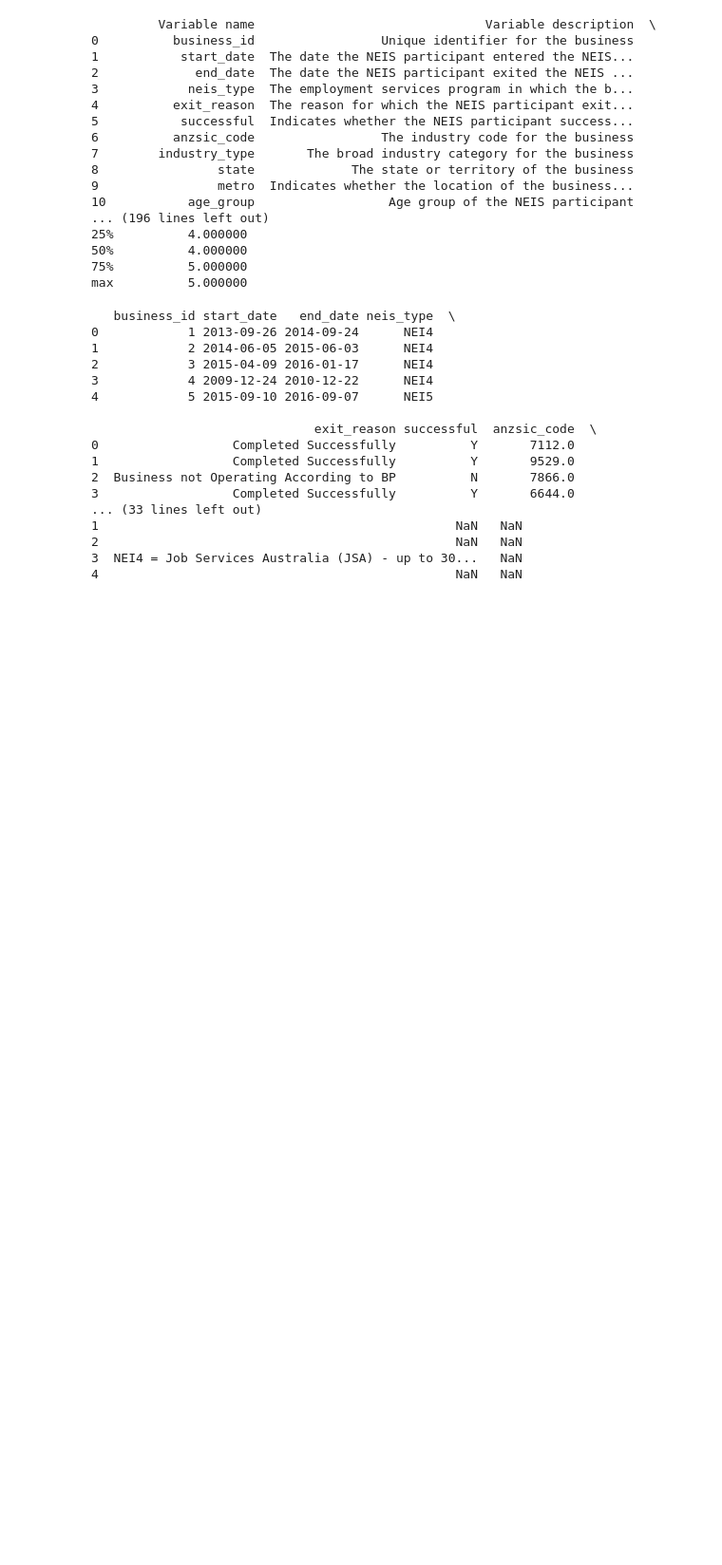
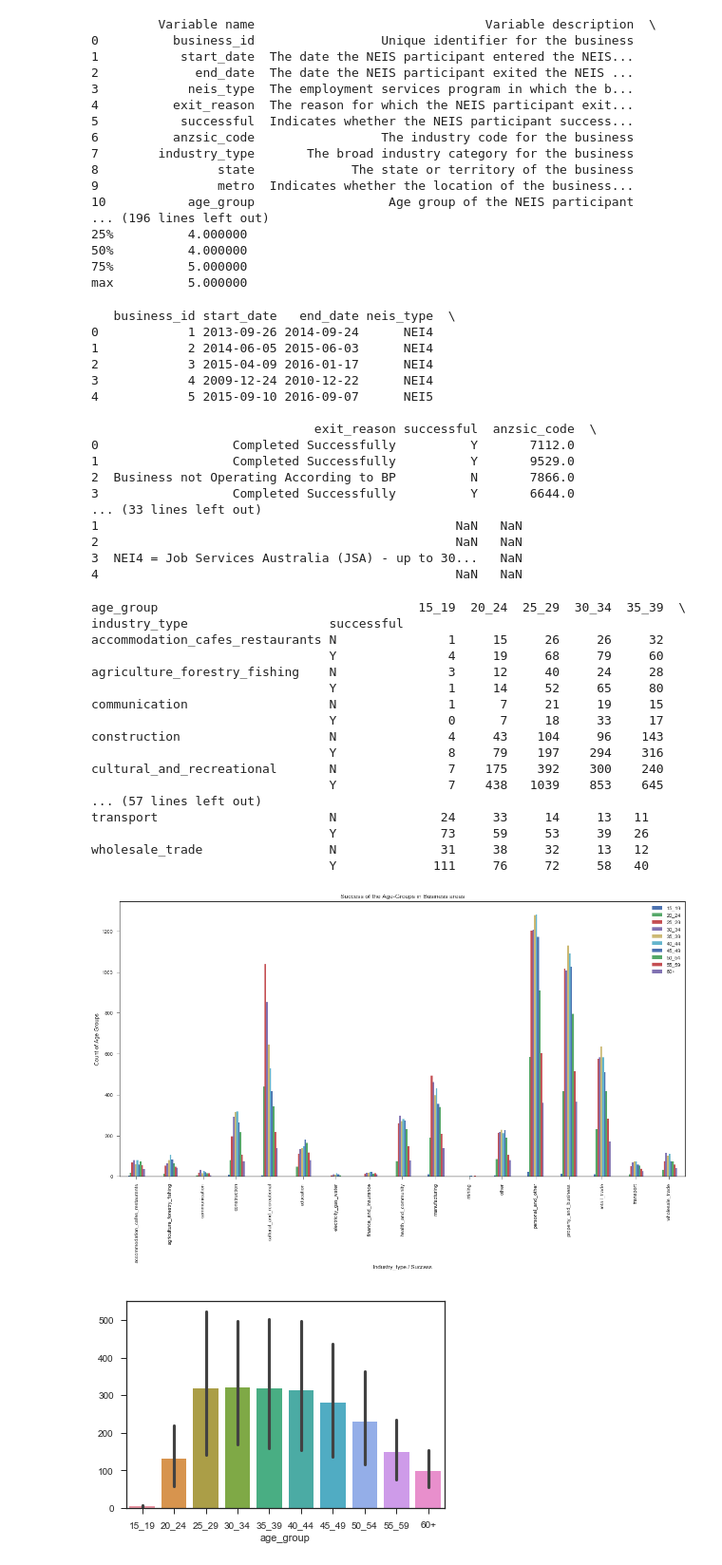
Before and after one commit to vsrajesh1/Capstone_Project_1, a Jupyter notebook: Capstone1_DataWrangling.ipynb, the cells around one changed output. Shown: that part at 95% size. Drawn from its saved outputs; the diff is of its cells as text; code cells hidden in the pictures; blank space fills up the shorter version.

```diff
--- a/Capstone1_DataWrangling.ipynb
+++ b/Capstone1_DataWrangling.ipynb
@@ -57,3 +57,39 @@ print(dict_df.head())
 2                                                NaN   NaN
 3  NEI4 = Job Services Australia (JSA) - up to 30...   NaN
 4                                                NaN   NaN
+# %%
+# prepare a pivot table to display the number of successes/failure businesses among different age groups
+main_df['Age'] = main_df['age_group']
+main_pivot1 = main_df.pivot_table(values='Age', index=['industry_type','successful'], columns='age_group', aggfunc='count',fill_value=0, dropna = True, margins_name='All')
+print(main_pivot1)
+
+# The above pivot table couln't be used directly to analyse as to which age group has high success rate.
+# Therefore creating another pivot and using it for Barchart
+main_pivot2 = main_df[main_df['successful']=='Y'].pivot_table(values='Age', index=['industry_type'], columns='age_group', aggfunc='count',fill_value=0, dropna = True, margins_name='All')
+main_pivot2.plot.bar(rot=90,figsize=(20,10)).legend(loc='upper right')
+plt.xlabel('Industry_type / Success')
+plt.ylabel('Count of Age Groups')
+plt.title('Success of the Age-Groups in Business areas')
+plt.show()
+
+sns.barplot(data=main_pivot2);
+# %% [output]
+age_group                                   15_19  20_24  25_29  30_34  35_39  \
+industry_type                   successful
+accommodation_cafes_restaurants N               1     15     26     26     32
+                                Y               4     19     68     79     60
+agriculture_forestry_fishing    N               3     12     40     24     28
+                                Y               1     14     52     65     80
+communication                   N               1      7     21     19     15
+                                Y               0      7     18     33     17
+construction                    N               4     43    104     96    143
+                                Y               8     79    197    294    316
+cultural_and_recreational       N               7    175    392    300    240
+                                Y               7    438   1039    853    645
+... (57 lines left out)
+transport                       N              24     33     14     13   11
+                                Y              73     59     53     39   26
+wholesale_trade                 N              31     38     32     13   12
+                                Y             111     76     72     58   40
+[figure, added]
+[figure, added]
```
Also changed, not shown: parts of 23 cells of this notebook.
